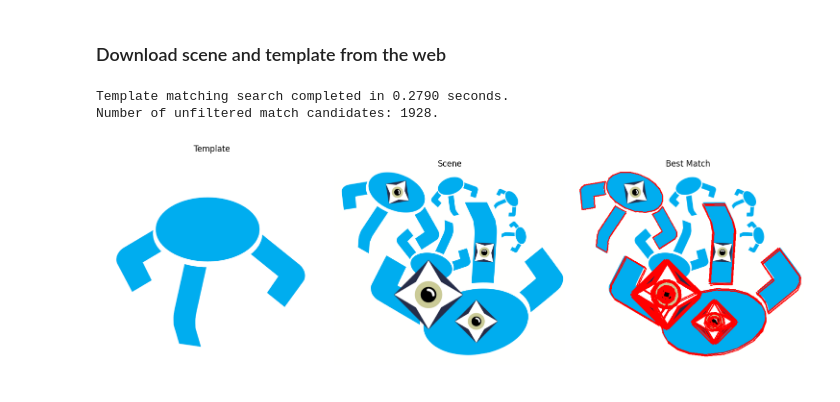
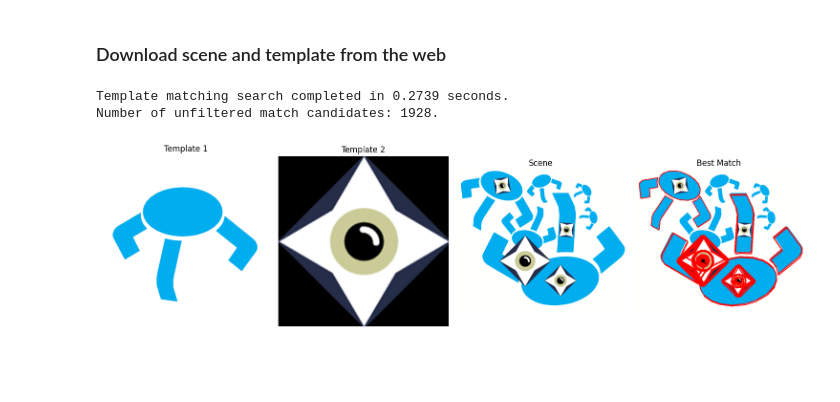
Before and after one commit to Innoptech/OpenFDCM, a Jupyter notebook: notebooks/general_template_matching_example.ipynb, the cells around one changed output. Drawn from its saved outputs; the diff is of its cells as text; code cells hidden in the pictures; blank space fills up the shorter version.

```diff
--- a/notebooks/general_template_matching_example.ipynb
+++ b/notebooks/general_template_matching_example.ipynb
@@ -67,10 +67,14 @@ def draw_lines(image, lines):
         cv2.line(image, pt1, pt2, (255, 0, 0), 2)
     return image
 
-def display_best_match(scene_image_color: np.ndarray, tmpl_image_color: np.ndarray,
-                       best_matches: list[openfdcm.Match], templates: list[np.ndarray]):
+def display_best_match(scene_image_color: np.ndarray,
+                       tmpl1_image_color: np.ndarray,
+                       tmpl2_image_color: np.ndarray,
+                       best_matches: list[openfdcm.Match],
+                       templates: list[np.ndarray]):
     scene_image_color = np.array(scene_image_color)[:, :, ::-1] # BGR -> RGB
-    tmpl_image_color = np.array(tmpl_image_color)[:, :, ::-1] # BGR -> RGB
+    tmpl1_image_color = np.array(tmpl1_image_color)[:, :, ::-1] # BGR -> RGB
+    tmpl2_image_color = np.array(tmpl2_image_color)[:, :, ::-1] # BGR -> RGB
 
     result_image = scene_image_color.copy()
     for match in best_matches:
@@ -79,19 +83,23 @@ def display_best_match(scene_image_color: np.ndarray, tmpl_image_color: np.ndarr
         result_image = draw_lines(result_image, transformed_template)
 
     # Display Images
-    fig, axes = plt.subplots(1, 3, figsize=(15, 5))
+    fig, axes = plt.subplots(1, 4, figsize=(15, 5))
 
-    axes[0].imshow(tmpl_image_color)
-    axes[0].set_title('Template')
+    axes[0].imshow(tmpl1_image_color)
+    axes[0].set_title('Template 1')
     axes[0].axis('off')
 
-    axes[1].imshow(scene_image_color)
-    axes[1].set_title('Scene')
+    axes[1].imshow(tmpl2_image_color)
+    axes[1].set_title('Template 2')
     axes[1].axis('off')
 
-    axes[2].imshow(result_image)
-    axes[2].set_title('Best Match')
+    axes[2].imshow(scene_image_color)
+    axes[2].set_title('Scene')
     axes[2].axis('off')
+
+    axes[3].imshow(result_image)
+    axes[3].set_title('Best Match')
+    axes[3].axis('off')
 
     plt.tight_layout()
     plt.show()
@@ -125,33 +133,34 @@ depth = 30              # The [0, pi] discretization.
 scene_padding = 1.0     # A ratio to pad the scene images used in the FDCM algorithm, use if best match may appear on image boundaries.
 coeff = 5.0             # A weighting factor to enhance the angular cost vs distance cost in FDCM algorithm.
 #num_threads = 4
 
 threadpool = openfdcm.ThreadPool() # could pass num_threads here, but default is optimal
 search_strategy = openfdcm.DefaultSearch(max_tmpl_lines, max_scene_lines)
 optimizer_strategy = openfdcm.BatchOptimize(5, threadpool)
 matcher = openfdcm.DefaultMatch()
 # Penalize each match with 1/n^tau where n is the number of line in the template
 penalizer = openfdcm.ExponentialPenalty(tau=1.5)
 
 start_time = time.time()
 featuremap_params = openfdcm.Dt3CpuParameters(depth=depth, dt3Coeff=coeff, padding=scene_padding)
 featuremap = openfdcm.build_cpu_featuremap(scene_lines, featuremap_params, threadpool)
 raw_matches = openfdcm.search(matcher, search_strategy, optimizer_strategy, featuremap, all_templates, scene_lines)
 penalized_matches = openfdcm.penalize(penalizer, raw_matches, openfdcm.get_template_lengths(all_templates))
 sorted_matches = openfdcm.sort_matches(penalized_matches)
 search_time = time.time() - start_time
 print(f"Template matching search completed in {search_time:.4f} seconds.")
 print(f"Number of unfiltered match candidates: {len(penalized_matches)}.")
 
 if sorted_matches:
     best_matches = sorted_matches[:30]
     for match in best_matches:
       transform = np.array(match.transform)
       transform[:,2] /= scale
       match.transform = transform.tolist()
     scaled_templates = [tmpl/scale for tmpl in all_templates]
-    display_best_match(scene_image, tmpl1_image, best_matches, scaled_templates)
+    display_best_match(scene_image, tmpl1_image, tmpl2_image,
+                       best_matches, scaled_templates)
 # %% [output]
-Template matching search completed in 0.2790 seconds.
+Template matching search completed in 0.2739 seconds.
 Number of unfiltered match candidates: 1928.
-[figure, old version]
+[figure, new version]
```
